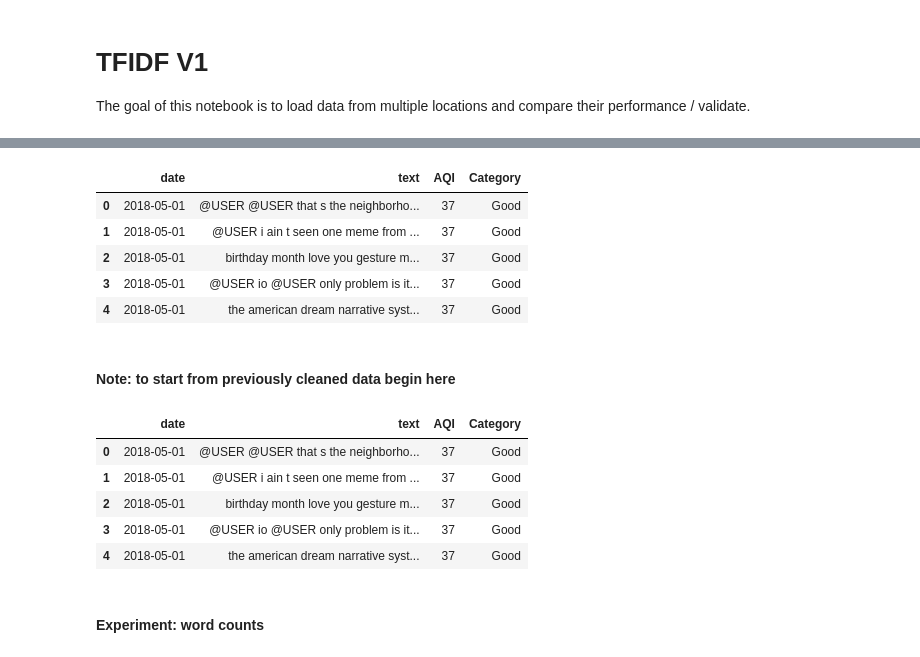
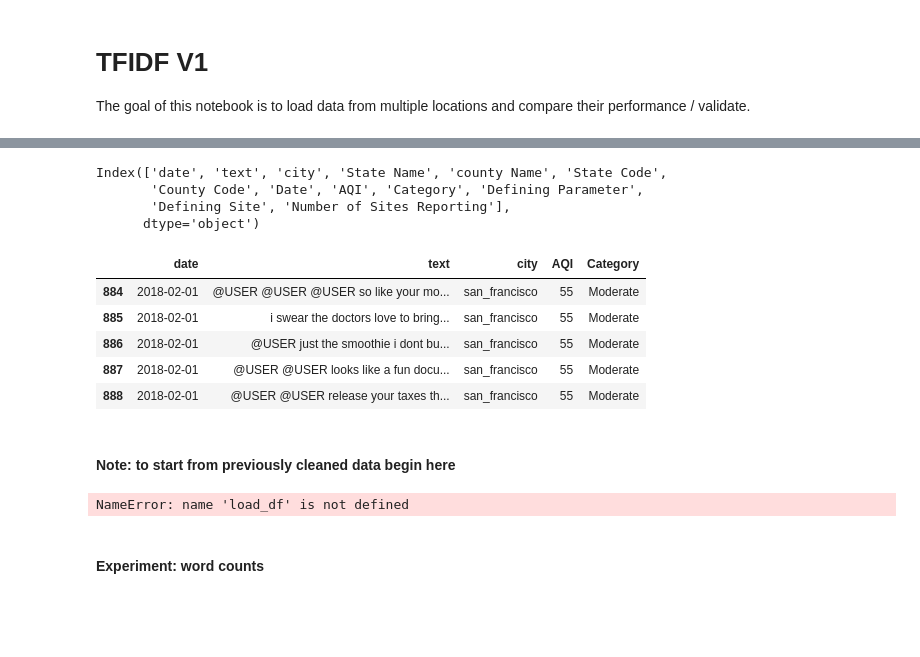
Before and after one commit to zcalhoun/wildfire, a Jupyter notebook: notebooks/tfidf-v1.ipynb, the cells around one changed output, grey strips where cells are left out. Drawn from its saved outputs; the diff is of its cells as text; code cells hidden in the pictures; blank space fills up the shorter version.

```diff
--- a/notebooks/tfidf-v1.ipynb
+++ b/notebooks/tfidf-v1.ipynb
@@ -72,12 +74,21 @@ TypeError: strptime() argument 1 must be str, not Timestamp
 # %%
-# Read in the daily AQI in 2018 California
-aqi_2018 = pd.read_csv('../data/daily_aqi_by_county_2018.csv')
+# Load AQI data for each year
+years = df_raw['date'].dt.year.unique()
+aqi_raw = []
+for year in years:
+    aqi_raw.append(pd.read_csv('../data/daily_aqi_by_county_{}.csv'.format(year)))
+aqi_raw = pd.concat(aqi_raw)
 
+# Subset AQI to just wanted counties
 aqi_df = []
-for county, state in [("Maricopa", "Arizona"), ("San Francisco", "California"), ("Multnomah", "Oregon"), ("King", "Washington")]:
-    aqi_df.append(aqi_2018[(aqi_2018['State Name']==state) & (aqi_2018['county Name']==county)])
+locations = [("Maricopa", "Arizona", "phoenix"), ("San Francisco", "California", "san_francisco"), ("Multnomah", "Oregon", "portland"), ("King", "Washington", "seattle")]
+for county, state, city in locations:
+    aqi_temp = aqi_raw[(aqi_raw['State Name']==state) & (aqi_raw['county Name']==county)]
+    # Need to create a city key in AQI df for merging later
+    aqi_temp["city"] = city
+    aqi_df.append(aqi_temp)
 
-# Subset just SF country and extract dates
+# Subset concat and extract dates
 aqi_df = pd.concat(aqi_df)
 aqi_df['Date'] = pd.to_datetime(aqi_df['Date'])
 
@@ -122,6 +153,6 @@ df_raw.head()
 | 3 | 1024082016969486337 | 20756054 | @USER i like all the people who a... | {'place_id': '5c62ffb0f0f3479d'} | 2018-07-30 23:59:14 | 33.290260 | -112.323914 | phoenix | 2018-07-30 |
 | 4 | 1024081978864193536 | 601192710 | adios arizona until next time bro... | {'place_id': '006b48995ede9bcc'} | 2018-07-30 23:59:04 | 33.204608 | -111.842244 | phoenix | 2018-07-30 |
 # %%
-df_batch = TwitterDataFrame(df_raw).group_by_days_and_batch(1000)
+df_batch = TwitterDataFrame(df_raw).group_by_day_and_batch(1000)
 df_batch.shape
 # %% [output]
@@ -129,5 +176,10 @@ df_batch.shape
 # %%
-df_mrg = pd.merge(left=df_batch, right=df_raw, left_on='date', right_on='Date', how='inner')
+df_mrg = pd.merge(left=df_batch, right=aqi_df, left_on=['date', 'city'], right_on=['Date', 'city'], how='inner')
 print(df_mrg.columns)
 df_clean = df_mrg.drop(columns=['State Name', 'county Name', 'State Code', 'County Code', 'Date', "Defining Parameter", "Defining Site", "Number of Sites Reporting"])
+# %% [output]
+Index(['date', 'text', 'city', 'State Name', 'county Name', 'State Code',
+       'County Code', 'Date', 'AQI', 'Category', 'Defining Parameter',
+       'Defining Site', 'Number of Sites Reporting'],
+      dtype='object')
 # %%
@@ -138,10 +194,0 @@ for city in cities:
-# %%
-df_clean.to_csv("../data/cleaned/four_cities.csv", index=False)
-df_clean.head()
-# %% [output]
-|  | date | text | AQI | Category |
-| 0 | 2018-05-01 | @USER @USER that s the neighborho... | 37 | Good |
-| 1 | 2018-05-01 | @USER i ain t seen one meme from ... | 37 | Good |
-| 2 | 2018-05-01 | birthday month love you gesture m... | 37 | Good |
-| 3 | 2018-05-01 | @USER io @USER only problem is it... | 37 | Good |
-| 4 | 2018-05-01 | the american dream narrative syst... | 37 | Good |
@@ -148,15 +197,19 @@ df_clean.head()
+# %%
+df_clean[df_clean.city == "san_francisco"].head()
+# %% [output]
+|  | date | text | city | AQI | Category |
+| 884 | 2018-02-01 | @USER @USER @USER so like your mo... | san_francisco | 55 | Moderate |
+| 885 | 2018-02-01 | i swear the doctors love to bring... | san_francisco | 55 | Moderate |
+| 886 | 2018-02-01 | @USER just the smoothie i dont bu... | san_francisco | 55 | Moderate |
+| 887 | 2018-02-01 | @USER @USER looks like a fun docu... | san_francisco | 55 | Moderate |
+| 888 | 2018-02-01 | @USER @USER release your taxes th... | san_francisco | 55 | Moderate |
 # %% [markdown]
 #### Note: to start from previously cleaned data begin here
 # %%
-sf_clean = pd.read_csv("../data/four_cities.csv", parse_dates=['date'])
-sf_clean.head()
+df_clean = load_df()
+df_clean.head()
 # %% [output]
-|  | date | text | AQI | Category |
-| 0 | 2018-05-01 | @USER @USER that s the neighborho... | 37 | Good |
-| 1 | 2018-05-01 | @USER i ain t seen one meme from ... | 37 | Good |
-| 2 | 2018-05-01 | birthday month love you gesture m... | 37 | Good |
-| 3 | 2018-05-01 | @USER io @USER only problem is it... | 37 | Good |
-| 4 | 2018-05-01 | the american dream narrative syst... | 37 | Good |
+NameError: name 'load_df' is not defined
 # %% [markdown]
 #### Experiment: word counts
 # %%
```
Also changed, not shown: parts of 21 cells of this notebook, 2 other files.
